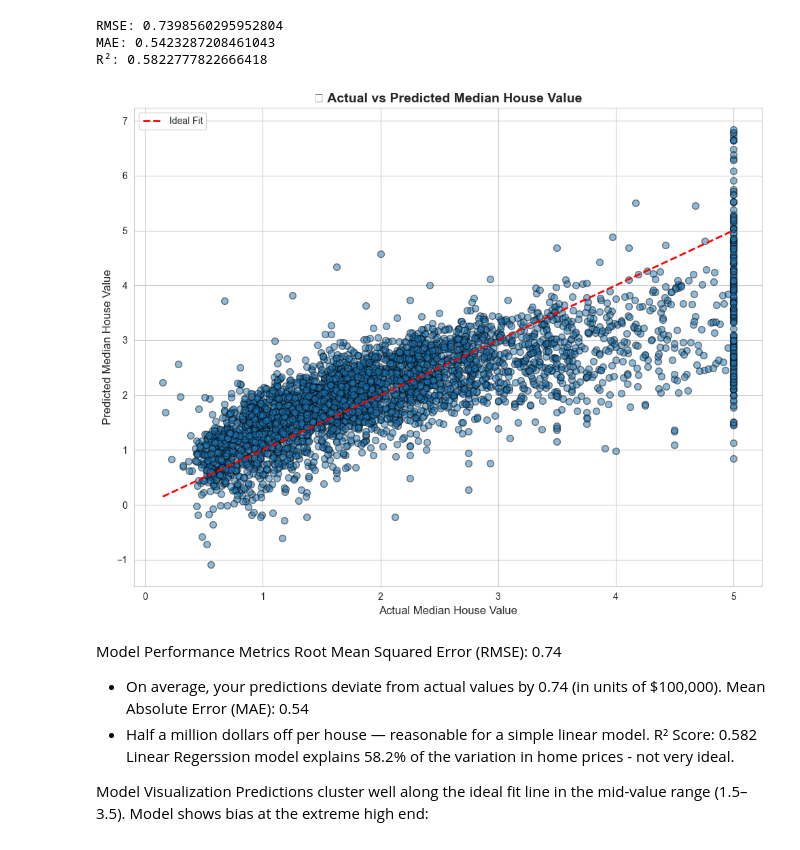
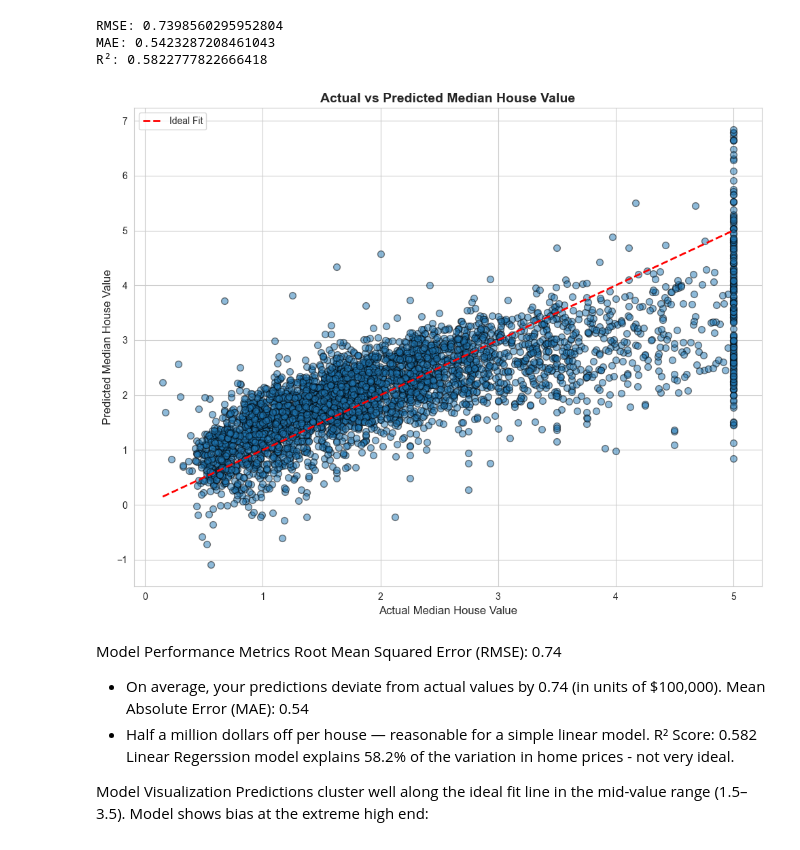
Before and after one commit to nguyen010103/California-house-pricing-prediction, a Jupyter notebook: notebooks/03_data_training.ipynb, the cells around one changed output. Drawn from its saved outputs; the diff is of its cells as text; code cells hidden in the pictures.

```diff
--- a/notebooks/03_data_training.ipynb
+++ b/notebooks/03_data_training.ipynb
@@ -49,26 +49,26 @@ R²: 0.5822777822666418
 # %%
 import matplotlib.pyplot as plt
 import seaborn as sns
 
 sns.set_style('whitegrid')
 
 plt.figure(figsize=(10, 8))
 plt.scatter(y_test, y_pred, alpha=0.5, edgecolor='k', s=50)
 plt.plot([y_test.min(), y_test.max()], [y_test.min(), y_test.max()], 'r--',  lw=2, label='Ideal Fit')
 
-plt.title("📈 Actual vs Predicted Median House Value", fontsize=14, weight='bold')
+plt.title("Actual vs Predicted Median House Value", fontsize=14, weight='bold')
 plt.xlabel("Actual Median House Value", fontsize=12)
 plt.ylabel("Predicted Median House Value", fontsize=12)
 
 plt.xticks(fontsize=10)
 plt.yticks(fontsize=10)
 plt.legend()
 plt.tight_layout()
 
 plt.savefig('/Users/anhnguyendo/Documents/Python machine learning/Cali housing price project/California-house-pricing-prediction/figures/Actual_vs_Predicted_House_Value_Linear_Regressin_model.png')
 plt.show()
 # %% [output]
-[figure, old version]
+[figure, new version]
 # %% [markdown]
 Model Performance Metrics
 Root Mean Squared Error (RMSE): 0.74
```
Also changed, not shown: parts of 8 cells of this notebook, 6 other files.
